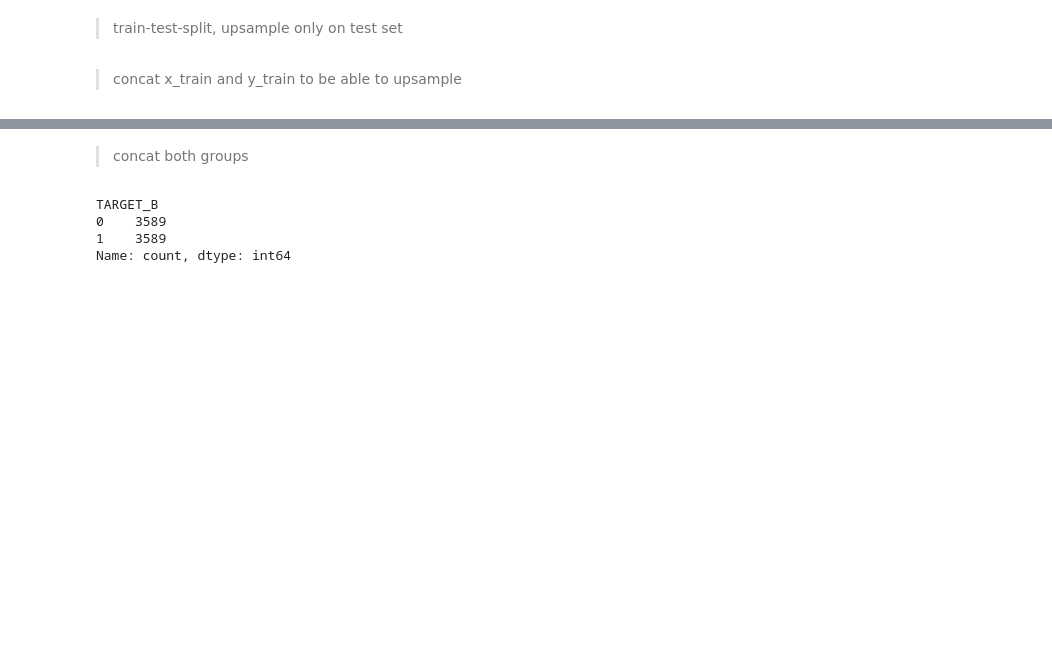
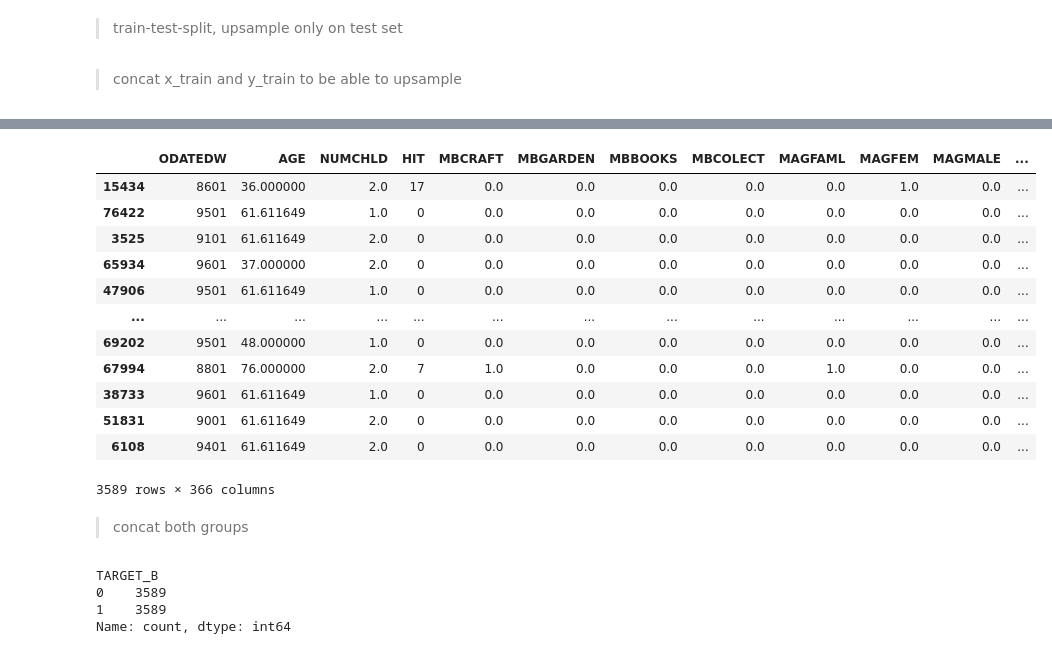
Before and after one commit to jeaend/Healthcare_for_All_Donations_Model, a Jupyter notebook: 5-Undersampling_Classification.ipynb, the cells around one changed output, grey strips where cells are left out. Saved outputs shown, nothing was run; the diff lists cells and outputs as text; code cells hidden in the pictures; blank space fills up the shorter version.

```diff
--- a/5-Undersampling_Classification.ipynb
+++ b/5-Undersampling_Classification.ipynb
@@ -70,3 +70,19 @@ print(majority_undersampled.shape)
+# %%
+majority_undersampled
+# %% [output]
+|  | ODATEDW | AGE | NUMCHLD | HIT | MBCRAFT | MBGARDEN | MBBOOKS | MBCOLECT | MAGFAML | MAGFEM | MAGMALE | ... |
+| 15434 | 8601 | 36.000000 | 2.0 | 17 | 0.0 | 0.0 | 0.0 | 0.0 | 0.0 | 1.0 | 0.0 | ... |
+| 76422 | 9501 | 61.611649 | 1.0 | 0 | 0.0 | 0.0 | 0.0 | 0.0 | 0.0 | 0.0 | 0.0 | ... |
+| 3525 | 9101 | 61.611649 | 2.0 | 0 | 0.0 | 0.0 | 0.0 | 0.0 | 0.0 | 0.0 | 0.0 | ... |
+| 65934 | 9601 | 37.000000 | 2.0 | 0 | 0.0 | 0.0 | 0.0 | 0.0 | 0.0 | 0.0 | 0.0 | ... |
+| 47906 | 9501 | 61.611649 | 1.0 | 0 | 0.0 | 0.0 | 0.0 | 0.0 | 0.0 | 0.0 | 0.0 | ... |
+| ... | ... | ... | ... | ... | ... | ... | ... | ... | ... | ... | ... | ... |
+| 69202 | 9501 | 48.000000 | 1.0 | 0 | 0.0 | 0.0 | 0.0 | 0.0 | 0.0 | 0.0 | 0.0 | ... |
+| 67994 | 8801 | 76.000000 | 2.0 | 7 | 1.0 | 0.0 | 0.0 | 0.0 | 1.0 | 0.0 | 0.0 | ... |
+| 38733 | 9601 | 61.611649 | 1.0 | 0 | 0.0 | 0.0 | 0.0 | 0.0 | 0.0 | 0.0 | 0.0 | ... |
+| 51831 | 9001 | 61.611649 | 2.0 | 0 | 0.0 | 0.0 | 0.0 | 0.0 | 0.0 | 0.0 | 0.0 | ... |
+| 6108 | 9401 | 61.611649 | 2.0 | 0 | 0.0 | 0.0 | 0.0 | 0.0 | 0.0 | 0.0 | 0.0 | ... |
+3589 rows × 366 columns
 # %% [markdown]
 > concat both groups
 # %%
```
Also changed, not shown: parts of 6 cells of this notebook, 10 other files.
